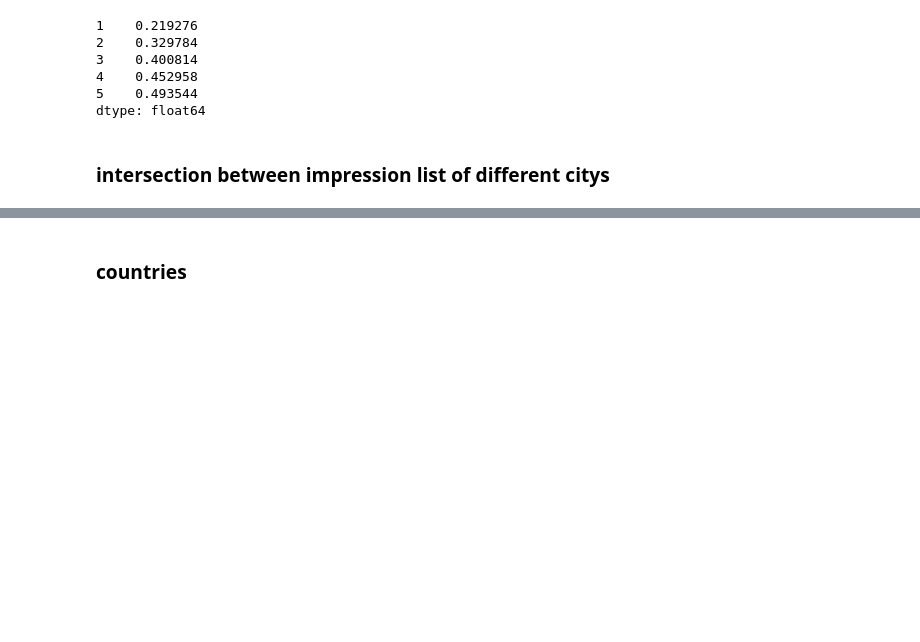
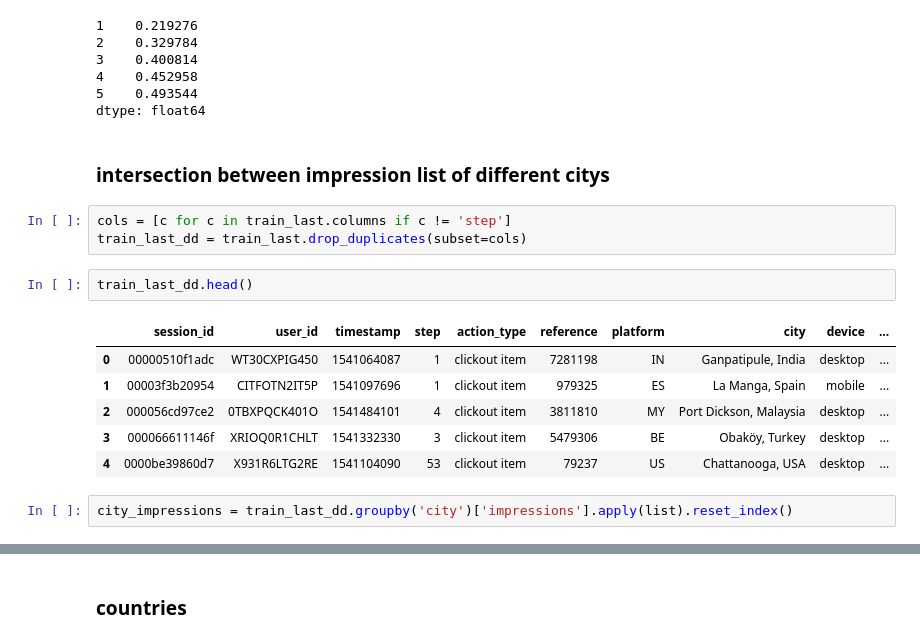
Before and after one commit to samshipengs/naps, a Jupyter notebook: playground.ipynb, the cells around one changed output, grey strips where cells are left out. Saved outputs shown, nothing was run; the diff lists cells and outputs as text; blank space fills up the shorter version.

Commit message:
Try to find intersection of impressions between each different city searches

```diff
--- a/playground.ipynb
+++ b/playground.ipynb
@@ -262,3 +264,17 @@ common_appearence = pd.value_counts(common_item_ids_counts.values)
 dtype: float64
 # %% [markdown]
 ### intersection between impression list of different citys
+# %%
+cols = [c for c in train_last.columns if c != 'step']
+train_last_dd = train_last.drop_duplicates(subset=cols)
+# %%
+train_last_dd.head()
+# %% [output]
+|  | session_id | user_id | timestamp | step | action_type | reference | platform | city | device | ... |
+| 0 | 00000510f1adc | WT30CXPIG450 | 1541064087 | 1 | clickout item | 7281198 | IN | Ganpatipule, India | desktop | ... |
+| 1 | 00003f3b20954 | CITFOTN2IT5P | 1541097696 | 1 | clickout item | 979325 | ES | La Manga, Spain | mobile | ... |
+| 2 | 000056cd97ce2 | 0TBXPQCK401O | 1541484101 | 4 | clickout item | 3811810 | MY | Port Dickson, Malaysia | desktop | ... |
+| 3 | 000066611146f | XRIOQ0R1CHLT | 1541332330 | 3 | clickout item | 5479306 | BE | Obaköy, Turkey | desktop | ... |
+| 4 | 0000be39860d7 | X931R6LTG2RE | 1541104090 | 53 | clickout item | 79237 | US | Chattanooga, USA | desktop | ... |
+# %%
+city_impressions = train_last_dd.groupby('city')['impressions'].apply(list).reset_index()
```
Also changed, not shown: parts of 10 cells of this notebook.
